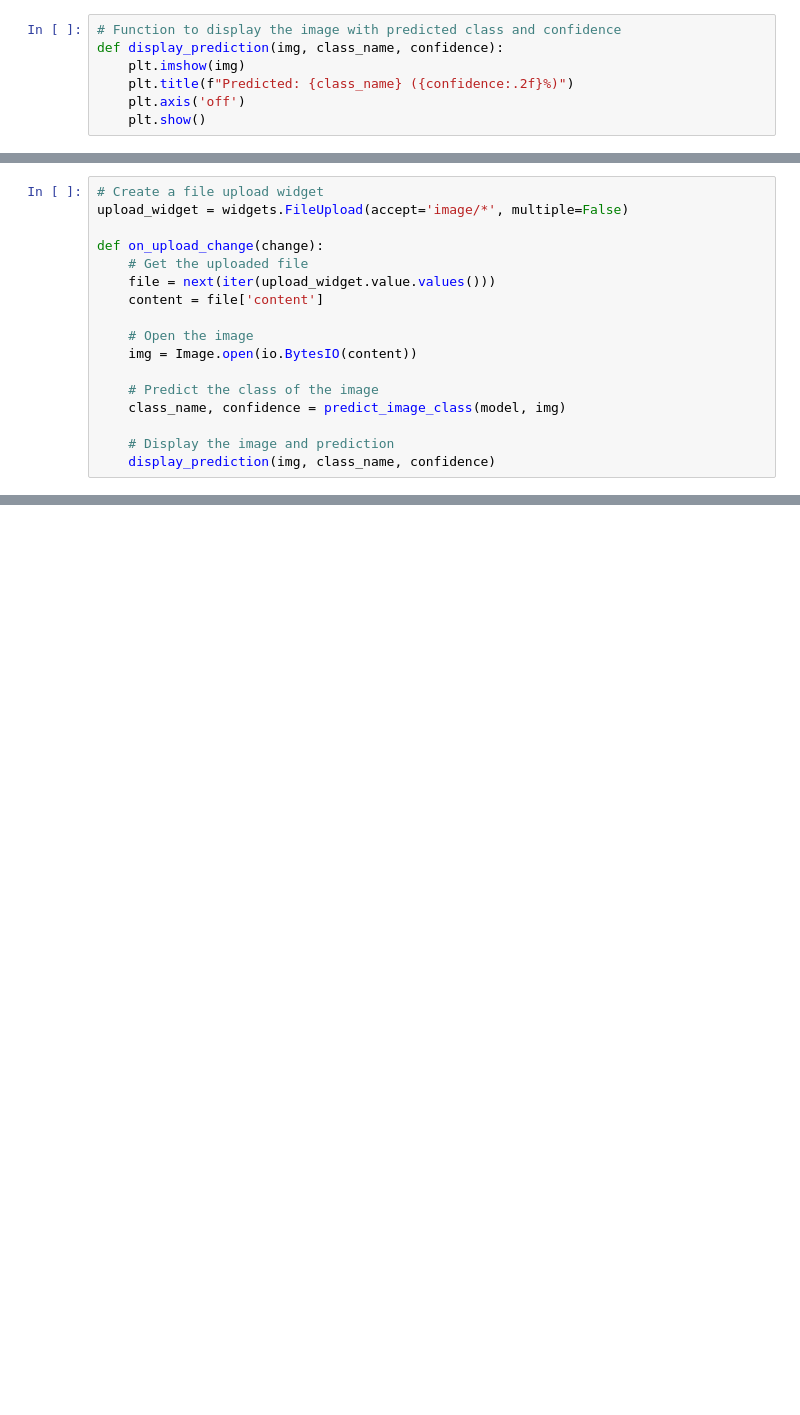
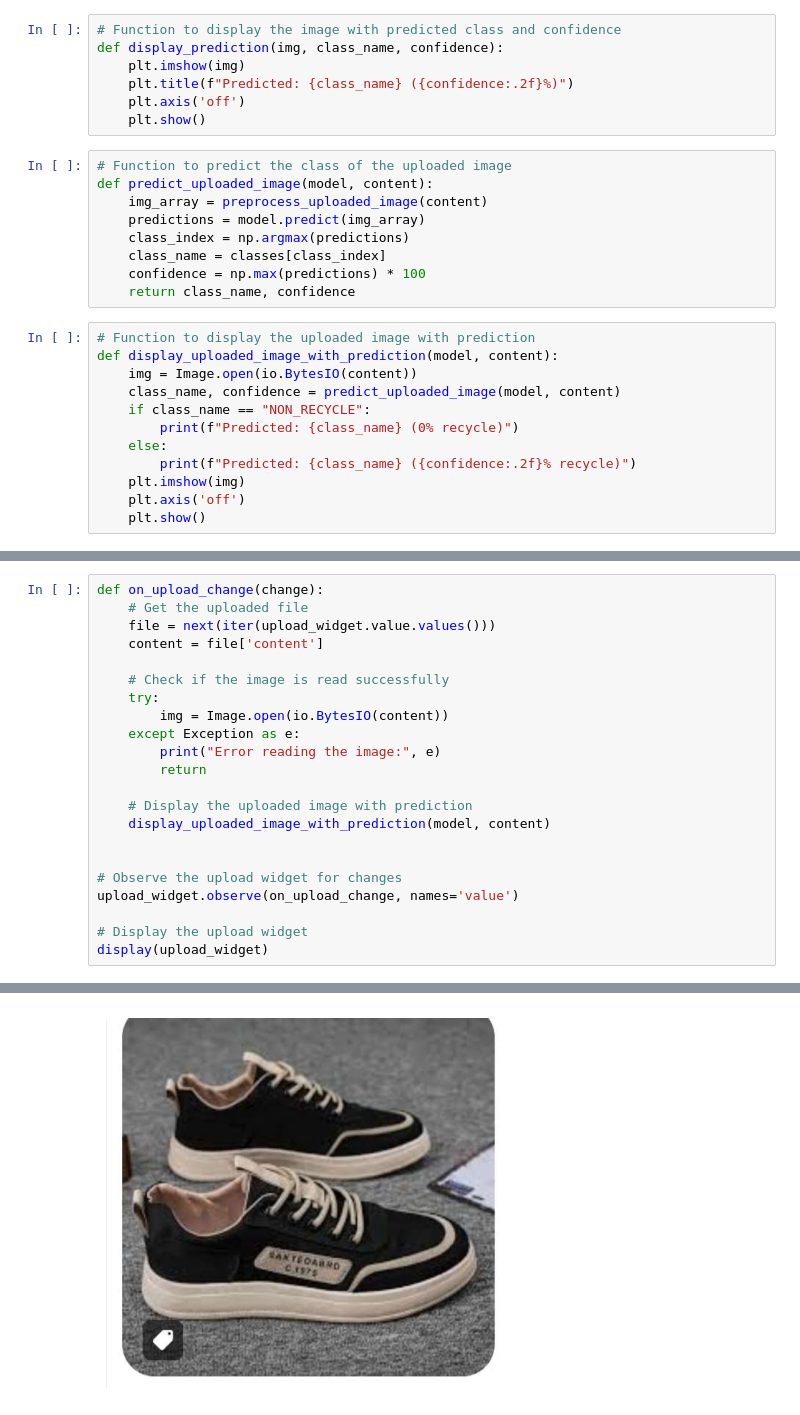
Before and after one commit to dekwannn/wastemanagement, a Jupyter notebook: ML/main.ipynb, the cells around one changed output, grey strips where cells are left out. Cells and saved outputs as stored; diff of their text form; blank space fills up the shorter version.

```diff
--- a/ML/main.ipynb
+++ b/ML/main.ipynb
@@ -286,3 +287,24 @@ def display_prediction(img, class_name, confidence):
     plt.title(f"Predicted: {class_name} ({confidence:.2f}%)")
     plt.axis('off')
     plt.show()
+# %%
+# Function to predict the class of the uploaded image
+def predict_uploaded_image(model, content):
+    img_array = preprocess_uploaded_image(content)
+    predictions = model.predict(img_array)
+    class_index = np.argmax(predictions)
+    class_name = classes[class_index]
+    confidence = np.max(predictions) * 100
+    return class_name, confidence
+# %%
+# Function to display the uploaded image with prediction
+def display_uploaded_image_with_prediction(model, content):
+    img = Image.open(io.BytesIO(content))
+    class_name, confidence = predict_uploaded_image(model, content)
+    if class_name == "NON_RECYCLE":
+        print(f"Predicted: {class_name} (0% recycle)")
+    else:
+        print(f"Predicted: {class_name} ({confidence:.2f}% recycle)")
+    plt.imshow(img)
+    plt.axis('off')
+    plt.show()
@@ -289,17 +314,23 @@ def display_prediction(img, class_name, confidence):
 # %%
-# Create a file upload widget
-upload_widget = widgets.FileUpload(accept='image/*', multiple=False)
-
 def on_upload_change(change):
     # Get the uploaded file
     file = next(iter(upload_widget.value.values()))
     content = file['content']
 
-    # Open the image
-    img = Image.open(io.BytesIO(content))
+    # Check if the image is read successfully
+    try:
+        img = Image.open(io.BytesIO(content))
+    except Exception as e:
+        print("Error reading the image:", e)
+        return
 
-    # Predict the class of the image
-    class_name, confidence = predict_image_class(model, img)
+    # Display the uploaded image with prediction
+    display_uploaded_image_with_prediction(model, content)
 
-    # Display the image and prediction
-    display_prediction(img, class_name, confidence)
+
+# Observe the upload widget for changes
+upload_widget.observe(on_upload_change, names='value')
+
+# Display the upload widget
+display(upload_widget)
+# %% [output]
@@ -305,0 +340 @@ def on_upload_change(change):
+[figure, added]
```
Also changed, not shown: parts of 17 cells of this notebook, 2 other files.
